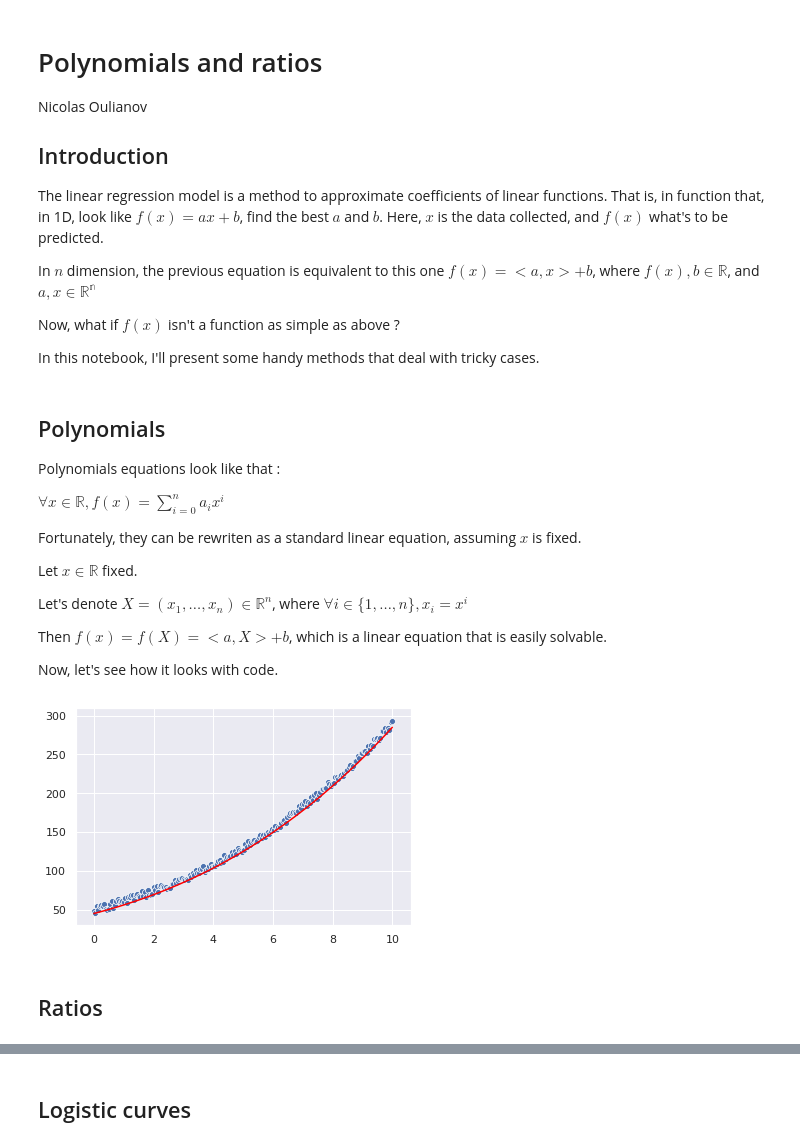
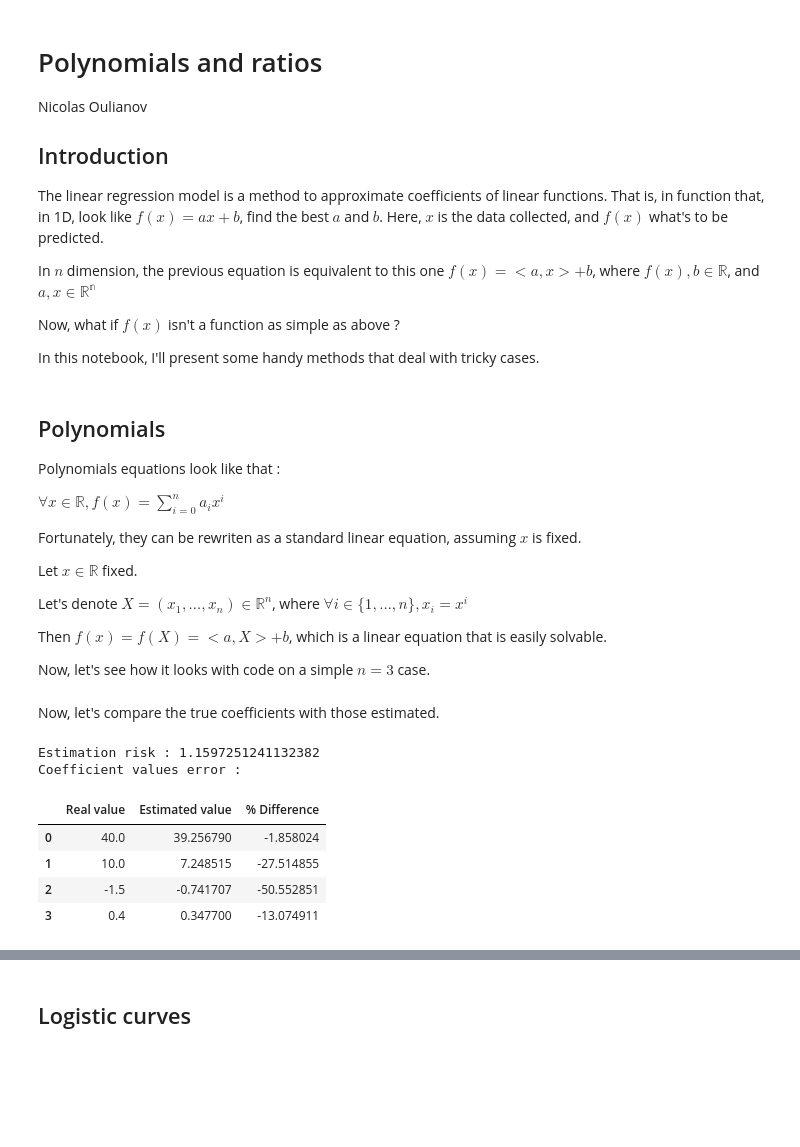
Before and after one commit to oulianov/linear-models, a Jupyter notebook: Polynomials and ratios.ipynb, the cells around one changed output, grey strips where cells are left out. Cells and saved outputs as stored; diff of their text form; code cells hidden in the pictures; blank space fills up the shorter version.

Commit message:
ratios

```diff
--- a/Polynomials and ratios.ipynb
+++ b/Polynomials and ratios.ipynb
@@ -34,7 +34,7 @@ Let's denote $X = (x_1, \dots, x_n) \in \mathbb{R}^n$, where $\forall i \in \{ 1
 
 Then $f(x) = f(X) = <a, X> + b$, which is a linear equation that is easily solvable.
 
-Now, let's see how it looks with code.
+Now, let's see how it looks with code on a simple $n=3$ case.
 # %%
 # Number of observations
 n = 200
@@ -43,16 +43,53 @@ n = 200
 x = np.linspace(0, 10, n)
 
 # f(x), the values we try to predict
-a, b, c, d = 45, 10, 1, 0.04
+a, b, c, d = 40, 10, -1.5, 0.4
 f_x = a + b*x + c*x**2 + d*x**3
 
-# Add noise to the data.
-f_x_noisy = f_x + np.random.random(n)*10
+# Add gaussian noise to the data.
+f_x_noisy = f_x + (np.random.randn(n)*15)
 
-sns.lineplot(x, f_x, color="red")
-sns.scatterplot(x, f_x_noisy)
-plt.show()
+# Estimate a, b, c, d using linear regression
+model = LinearRegression()
+
+# Transformation
+def add_n_powers(x, n):
+    X = []
+    for i in range(1, n+1):
+        X.append(x**i)
+    return np.array(X).T
+
+X = add_n_powers(x, 3)
+model.fit(X, f_x_noisy)
+f_x_estimated = model.predict(X)
+
+# Plotting
+def visualisation():
+    fig = plt.figure(figsize=(10, 8)) # change figsize
+    sns.lineplot(x, f_x, color="red")
+    sns.scatterplot(x, f_x_noisy)
+    sns.lineplot(x, f_x_estimated, color="cyan")
+    plt.xlabel('x')
+    plt.ylabel('f(x)')
+    plt.legend(['true f(x)', 'estimated f(x)', 'noisy f(x) values'])
+    plt.show()
-# %% [output]
-[figure, removed]
-# %% [markdown]
-## Ratios
+# %% [markdown]
+Now, let's compare the true coefficients with those estimated.
+# %%
+results = pd.DataFrame()
+results['Real value'] = [a,b,c,d]
+results['Estimated value'] = [model.intercept_] + list(model.coef_)
+results['% Difference'] = 100*(results['Estimated value'] - results['Real value'])/results['Real value']
+
+print('Estimation risk :', np.var(model.predict(X) - f_x))
+
+print('Coefficient values error :')
+results
+# %% [output]
+Estimation risk : 1.1597251241132382
+Coefficient values error :
+|  | Real value | Estimated value | % Difference |
+| 0 | 40.0 | 39.256790 | -1.858024 |
+| 1 | 10.0 | 7.248515 | -27.514855 |
+| 2 | -1.5 | -0.741707 | -50.552851 |
+| 3 | 0.4 | 0.347700 | -13.074911 |
```
Also changed, not shown: parts of 9 cells of this notebook.
